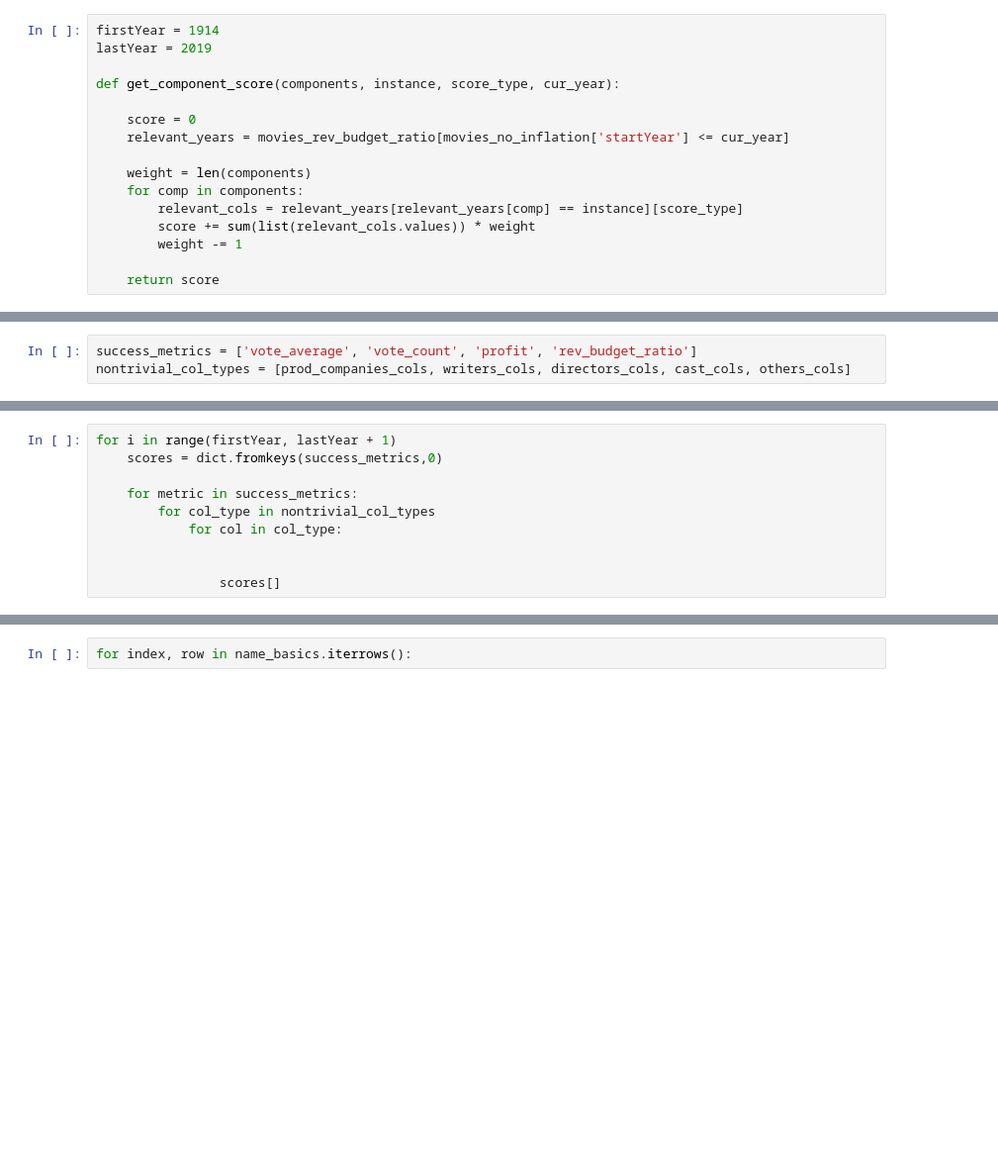
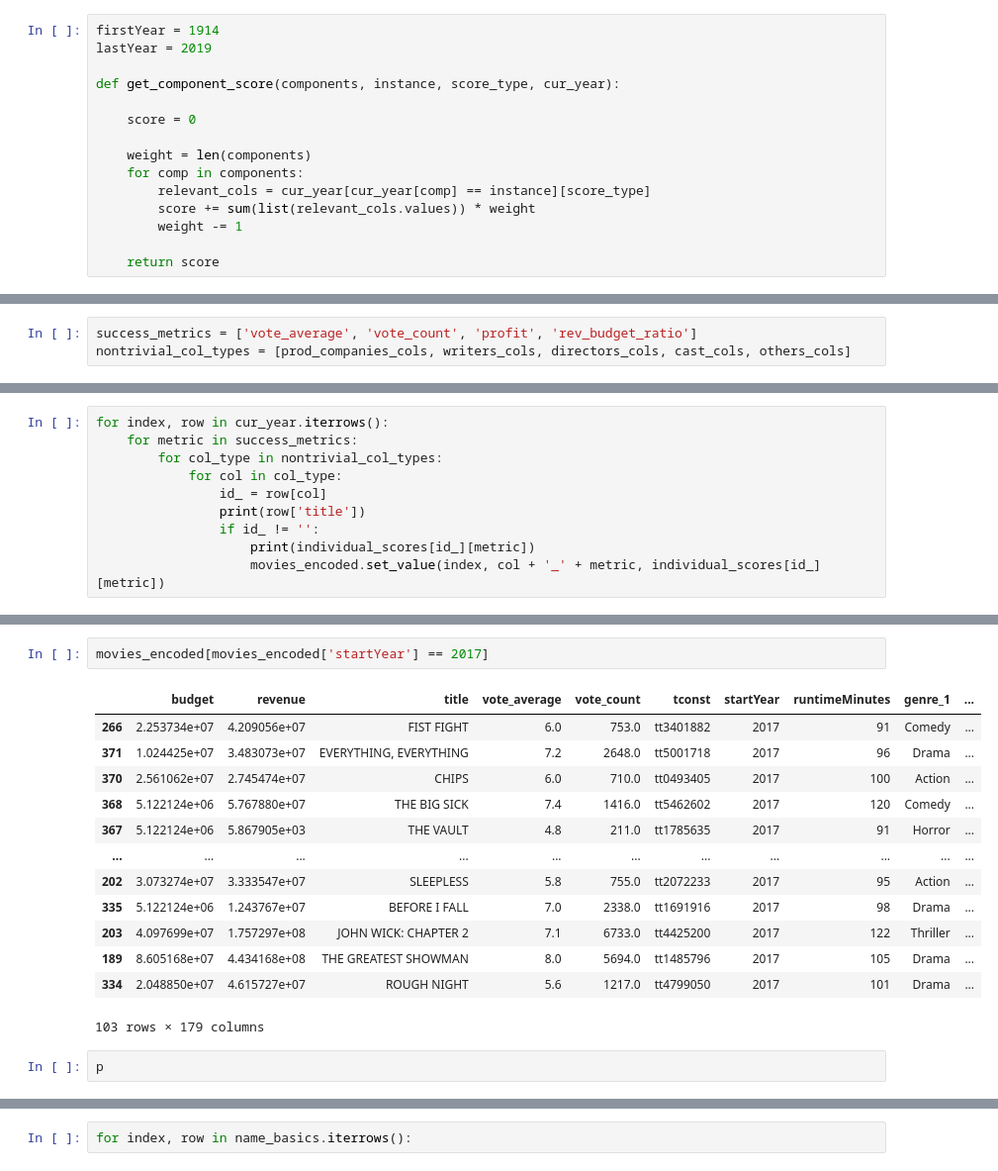
Before and after one commit to nsn116/Movie-Success-Predictor, a Jupyter notebook: data_preprocessing/Principals info.ipynb, the cells around one changed output, grey strips where cells are left out. Shown at 99% size. Cells and saved outputs as stored; diff of their text form; blank space fills up the shorter version.

Commit message:
Implement score calculation

```diff
--- a/data_preprocessing/Principals info.ipynb
+++ b/data_preprocessing/Principals info.ipynb
@@ -634,11 +636,10 @@ lastYear = 2019
 def get_component_score(components, instance, score_type, cur_year):
 
     score = 0
-    relevant_years = movies_rev_budget_ratio[movies_no_inflation['startYear'] <= cur_year]
 
     weight = len(components)
     for comp in components:
-        relevant_cols = relevant_years[relevant_years[comp] == instance][score_type]
+        relevant_cols = cur_year[cur_year[comp] == instance][score_type]
         score += sum(list(relevant_cols.values)) * weight
         weight -= 1
 
@@ -677,10 +679,0 @@ get_component_score(writers_cols, 'nm0634240', success_metrics[3], 2019)
-# %%
-for i in range(firstYear, lastYear + 1)
-    scores = dict.fromkeys(success_metrics,0)
-
-    for metric in success_metrics:
-        for col_type in nontrivial_col_types
-            for col in col_type:
-
-
-                scores[]
@@ -686,0 +852,10 @@ for i in range(firstYear, lastYear + 1)
+# %%
+for index, row in cur_year.iterrows():
+    for metric in success_metrics:
+        for col_type in nontrivial_col_types:
+            for col in col_type:
+                id_ = row[col]
+                print(row['title'])
+                if id_ != '':
+                    print(individual_scores[id_][metric])
+                    movies_encoded.set_value(index, col + '_' + metric, individual_scores[id_][metric])
@@ -686,0 +897,18 @@ for i in range(firstYear, lastYear + 1)
+# %%
+movies_encoded[movies_encoded['startYear'] == 2017]
+# %% [output]
+|  | budget | revenue | title | vote_average | vote_count | tconst | startYear | runtimeMinutes | genre_1 | ... |
+| 266 | 2.253734e+07 | 4.209056e+07 | FIST FIGHT | 6.0 | 753.0 | tt3401882 | 2017 | 91 | Comedy | ... |
+| 371 | 1.024425e+07 | 3.483073e+07 | EVERYTHING, EVERYTHING | 7.2 | 2648.0 | tt5001718 | 2017 | 96 | Drama | ... |
+| 370 | 2.561062e+07 | 2.745474e+07 | CHIPS | 6.0 | 710.0 | tt0493405 | 2017 | 100 | Action | ... |
+| 368 | 5.122124e+06 | 5.767880e+07 | THE BIG SICK | 7.4 | 1416.0 | tt5462602 | 2017 | 120 | Comedy | ... |
+| 367 | 5.122124e+06 | 5.867905e+03 | THE VAULT | 4.8 | 211.0 | tt1785635 | 2017 | 91 | Horror | ... |
+| ... | ... | ... | ... | ... | ... | ... | ... | ... | ... | ... |
+| 202 | 3.073274e+07 | 3.333547e+07 | SLEEPLESS | 5.8 | 755.0 | tt2072233 | 2017 | 95 | Action | ... |
+| 335 | 5.122124e+06 | 1.243767e+07 | BEFORE I FALL | 7.0 | 2338.0 | tt1691916 | 2017 | 98 | Drama | ... |
+| 203 | 4.097699e+07 | 1.757297e+08 | JOHN WICK: CHAPTER 2 | 7.1 | 6733.0 | tt4425200 | 2017 | 122 | Thriller | ... |
+| 189 | 8.605168e+07 | 4.434168e+08 | THE GREATEST SHOWMAN | 8.0 | 5694.0 | tt1485796 | 2017 | 105 | Drama | ... |
+| 334 | 2.048850e+07 | 4.615727e+07 | ROUGH NIGHT | 5.6 | 1217.0 | tt4799050 | 2017 | 101 | Drama | ... |
+103 rows × 179 columns
+# %%
+p
```
Also changed, not shown: parts of 25 cells of this notebook, 1 other file.
